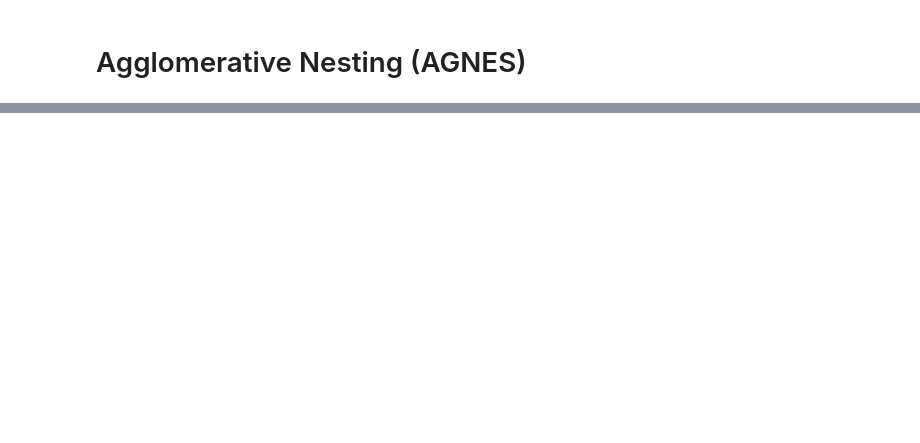
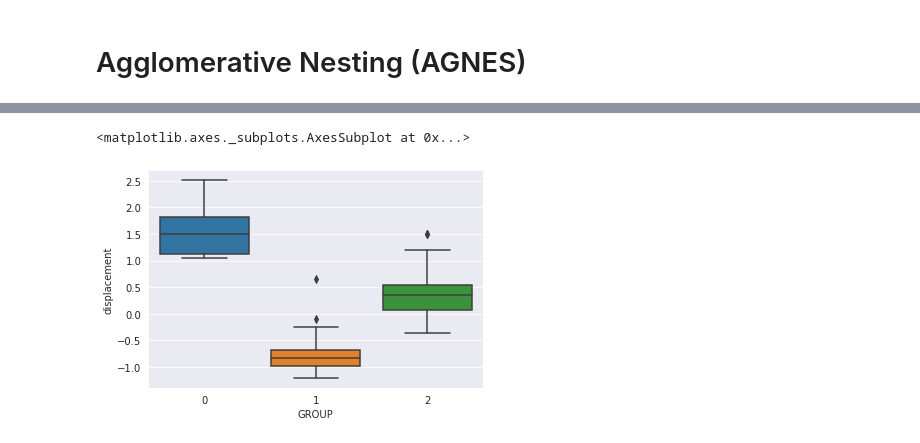
Before and after one commit to Barrok/auto-mpg, a Jupyter notebook: script.ipynb, the cells around one changed output, grey strips where cells are left out. Saved outputs shown, nothing was run; the diff lists cells and outputs as text; code cells hidden in the pictures; blank space fills up the shorter version.

```diff
--- a/script.ipynb
+++ b/script.ipynb
@@ -360,0 +365,6 @@ print(np.asarray((unique, counts)).T)
+# %%
+sns.boxplot(x = dfst['GROUP'],
+            y = dfst['displacement'])
+# %% [output]
+<matplotlib.axes._subplots.AxesSubplot at 0x...>
+[figure, added]
```
Also changed, not shown: parts of 19 cells of this notebook.
